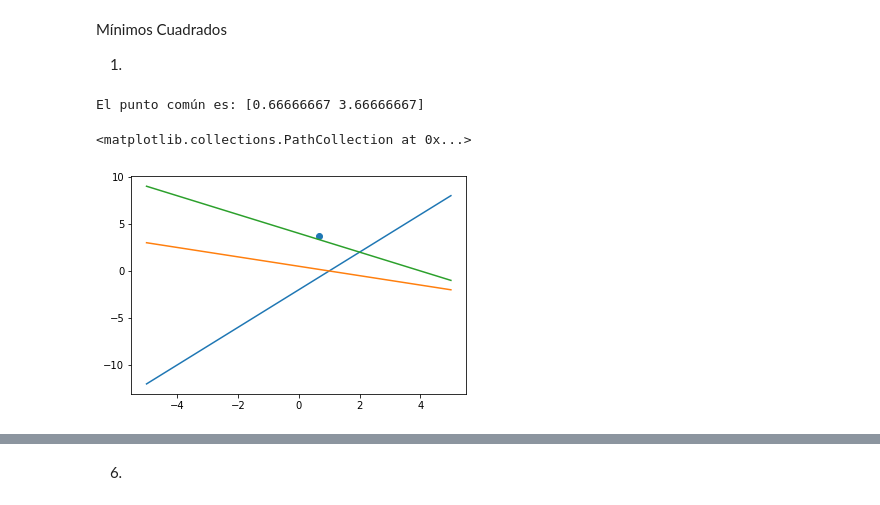
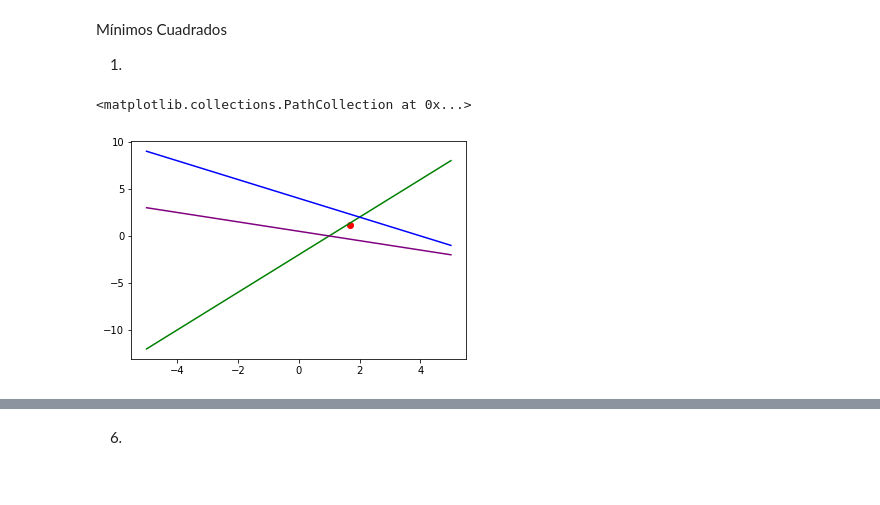
Before and after one commit to lsperezm/Metodos1-LauraPerez-SofiaLizarazo, a Jupyter notebook: Taller3/Taller3-LauraSofiaPerez-BrendaSofiaLizarazo.ipynb, the cells around one changed output, grey strips where cells are left out. Cells and saved outputs as stored; diff of their text form; code cells hidden in the pictures.

```diff
--- a/Taller3/Taller3-LauraSofiaPerez-BrendaSofiaLizarazo.ipynb
+++ b/Taller3/Taller3-LauraSofiaPerez-BrendaSofiaLizarazo.ipynb
@@ -792,43 +740,35 @@ $\displaystyle \left[\begin{matrix}-2 & 0 & 0 & 0\\0 & -2 & 0 & 0\\0 & 0 & -2 &
 Mínimos Cuadrados
 
 1.
-# %%
-linea1=np.array([2,-2])
-linea2=np.array([-1/2,1/2])
-linea3=np.array([-1,4])
-
-def find_common_point(line1, line2, line3):
-    A = np.array([
-        [line1[0], -1],
-        [line2[0], -1],
-        [line3[0], -1]
-    ])
-    b = np.array([
-        -line1[1],
-        -line2[1],
-        -line3[1]
-    ])
-    x = np.linalg.lstsq(A, b, rcond=None)[0]
-    return x
-
-line1 = [2, 3]  # y = 2x + 3
-line2 = [-1, 5] # y = -x + 5
-line3 = [0.5, 2] # y = 0.5x + 2
-
-common_point = find_common_point(line1, line2, line3)
-
-print("El punto común es:", common_point)
-# %% [output]
-El punto común es: [0.66666667 3.66666667]
+# %%
+linea1=np.array([2,-2])
+linea2=np.array([-1/2,1/2])
+linea3=np.array([-1,4])
+
+def find_common_point(l1, l2, l3):
+    A = np.array([
+        [l1[0], -1],
+        [l2[0], -1],
+        [l3[0], -1]
+    ])
+    b = np.array([
+        -l1[1],
+        -l2[1],
+        -l3[1]
+    ])
+    x = np.linalg.lstsq(A, b, rcond=None)[0]
+    return x
+
+common_point = find_common_point(linea1, linea2, linea3)
 # %%
 x=np.linspace(-5,5,100000)
 l1= (lambda x: 2*x  -2)
 l2= (lambda x: (1-x)/2)
 l3= (lambda x: 4-x)
-plt.plot(x,l1(x))
-plt.plot(x,l2(x))
-plt.plot(x,l3(x))
-plt.scatter(common_point[0],common_point[1])
+plt.plot(x,l1(x), color='green')
+plt.plot(x,l2(x),color='purple')
+plt.plot(x,l3(x), color='blue')
+plt.scatter(common_point[0],common_point[1], color='red')
 # %% [output]
 <matplotlib.collections.PathCollection at 0x...>
-[figure, old version]
+[figure, new version]
```
Also changed, not shown: parts of 7 cells of this notebook.
